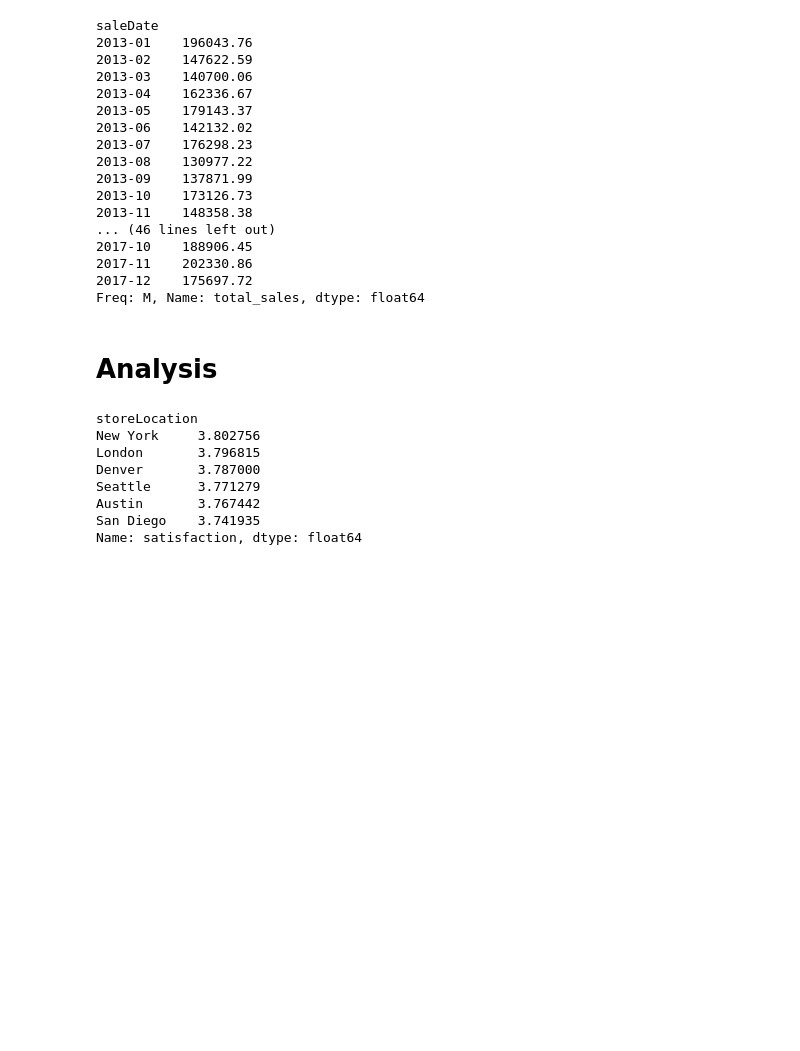
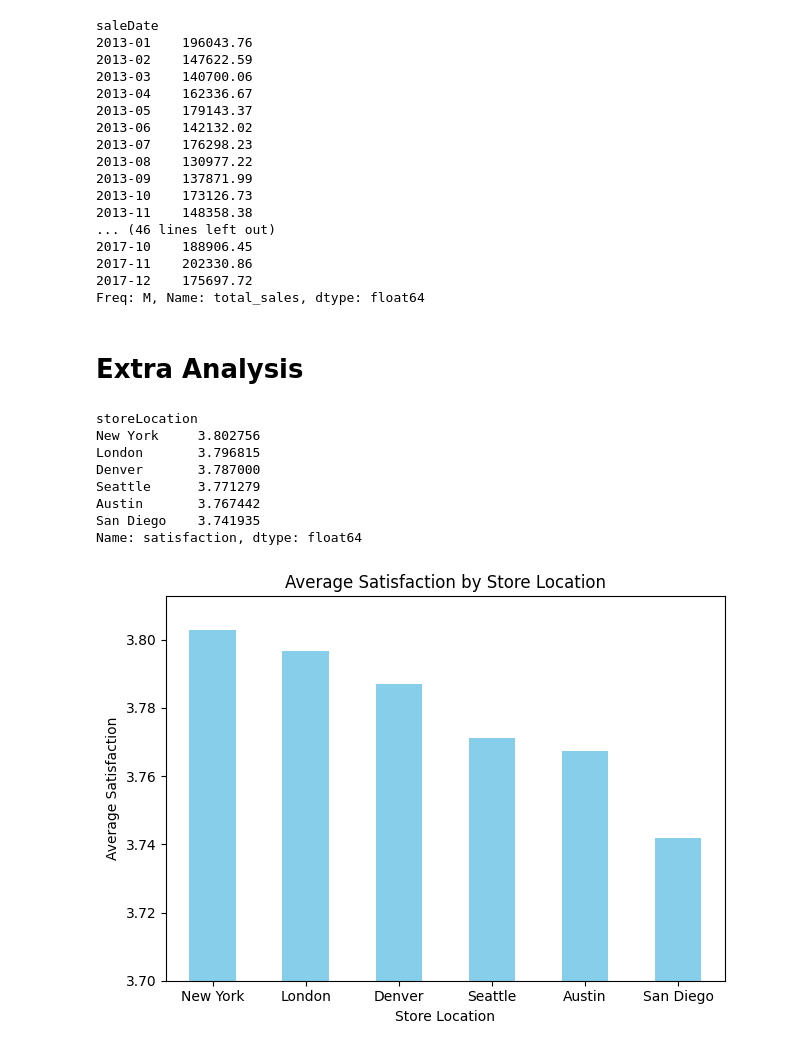
Before and after one commit to u6411325/BDA-Project3, a Jupyter notebook: Project_3.ipynb, the cells around one changed output. Cells and saved outputs as stored; diff of their text form; code cells hidden in the pictures; blank space fills up the shorter version.

```diff
--- a/Project_3.ipynb
+++ b/Project_3.ipynb
@@ -121,7 +194,7 @@ saleDate
 2017-12    175697.72
 Freq: M, Name: total_sales, dtype: float64
 # %% [markdown]
-# Analysis
+# Extra Analysis
 # %%
 # Extract satisfaction from the 'customer' column
 df['satisfaction'] = df['customer'].str.extract("'satisfaction': (\d+)").astype(float)
@@ -139,3 +212,15 @@ Seattle      3.771279
 Austin       3.767442
 San Diego    3.741935
 Name: satisfaction, dtype: float64
+# %%
+# Plotting
+average_satisfaction_by_location.plot(kind='bar', color='skyblue', edgecolor='none')
+plt.title('Average Satisfaction by Store Location')
+plt.xlabel('Store Location')
+plt.ylabel('Average Satisfaction')
+plt.xticks(rotation=0)
+plt.tight_layout()
+plt.ylim([3.7, average_satisfaction_by_location.max() + 0.01])
+plt.show()
+# %% [output]
+[figure, added]
```
Also changed, not shown: parts of 13 cells of this notebook.
